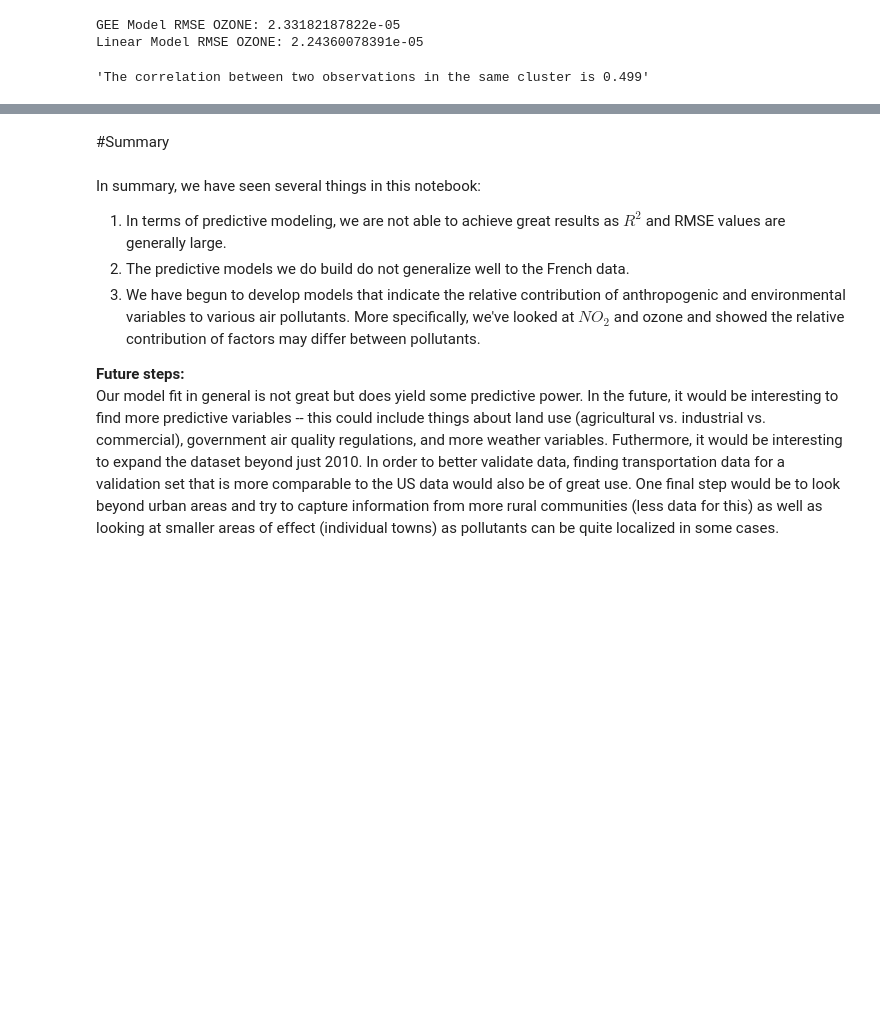
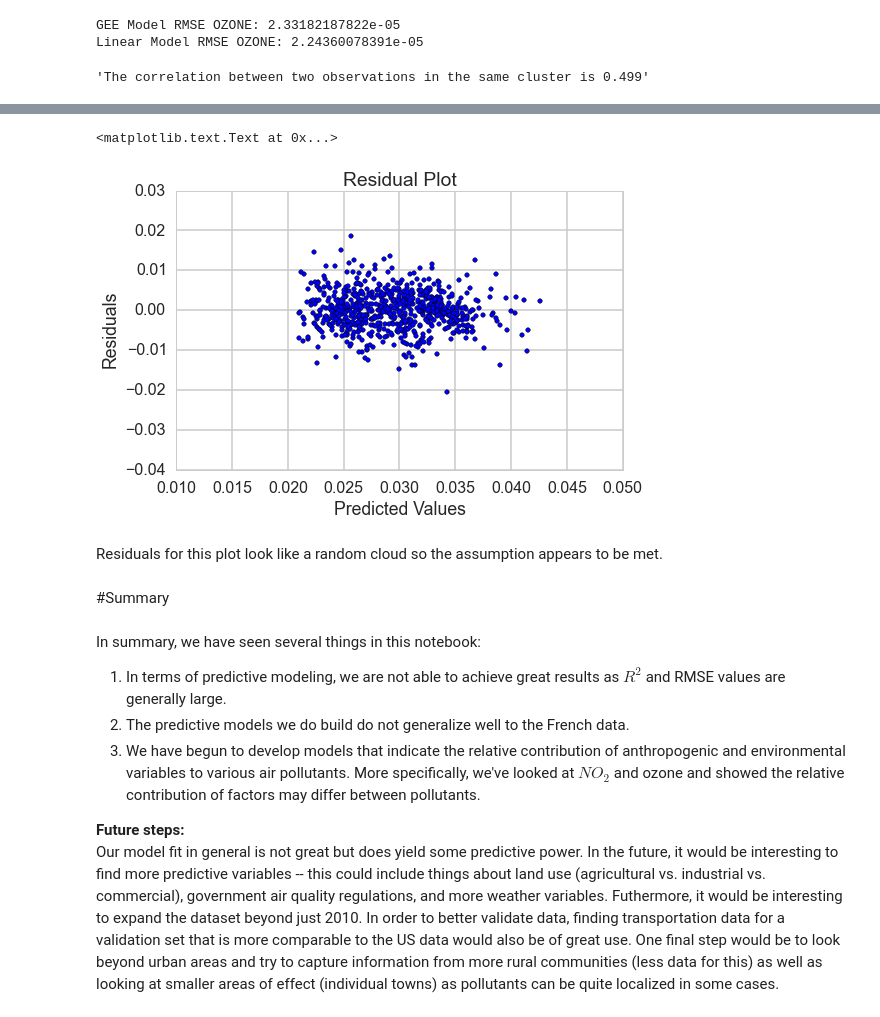
Before and after one commit to mchaffin17/AirPollutionFinalProject, a Jupyter notebook: PredictiveLinearModeling.ipynb, the cells around one changed output, grey strips where cells are left out. Cells and saved outputs as stored; diff of their text form; code cells hidden in the pictures; blank space fills up the shorter version.

Commit message:
Checked model assumptions

```diff
--- a/PredictiveLinearModeling.ipynb
+++ b/PredictiveLinearModeling.ipynb
@@ -777,6 +802,9 @@ We can fit the same kind of model for ozone as well.
 # %%
 #ozone gee dataset
 ozone_gee_dat = SeasonDat[['OZONE','Wind','popdense2010','pt_frac','Pressure','season','Precip','Temp','CBSA Name']].dropna()
+#Center predictors to help with interpretation of intercept
+for pred in ['Pressure','Wind','Precip','Temp','popdense2010']:
+    ozone_gee_dat[pred] = ozone_gee_dat[pred] - ozone_gee_dat[pred].mean()
 # %%
 #Same model as described above using just the feature selected variables
 fam = sm.families.Gaussian()
@@ -827,3 +860,16 @@ It's useful to intepret all these variables together in one model. We can see th
+# %%
+#Residual Plot
+fig = plt.subplots(figsize=(8,5))
+plt.scatter(res2.predict(ozone_gee_dat[['OZONE','Pressure','Wind','Precip','Temp','popdense2010','season','CBSA Name']]),
+         ozone_gee_dat['OZONE'] - res2.predict(ozone_gee_dat[['OZONE','Pressure','Wind','Precip','Temp','popdense2010','season','CBSA Name']]))
+plt.title('Residual Plot')
+plt.xlabel('Predicted Values')
+plt.ylabel('Residuals')
+# %% [output]
+<matplotlib.text.Text at 0x...>
+[figure, added]
+# %% [markdown]
+Residuals for this plot look like a random cloud so the assumption appears to be met.
 # %% [markdown]
 #Summary
 # %% [markdown]
```
Also changed, not shown: parts of 11 cells of this notebook.
